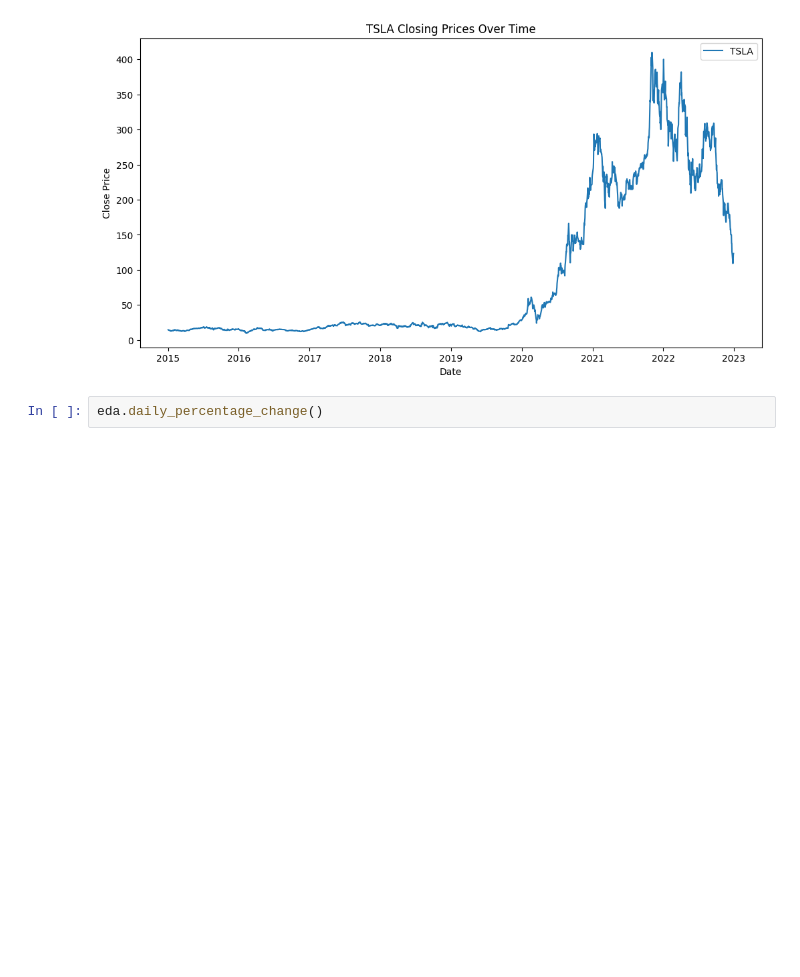
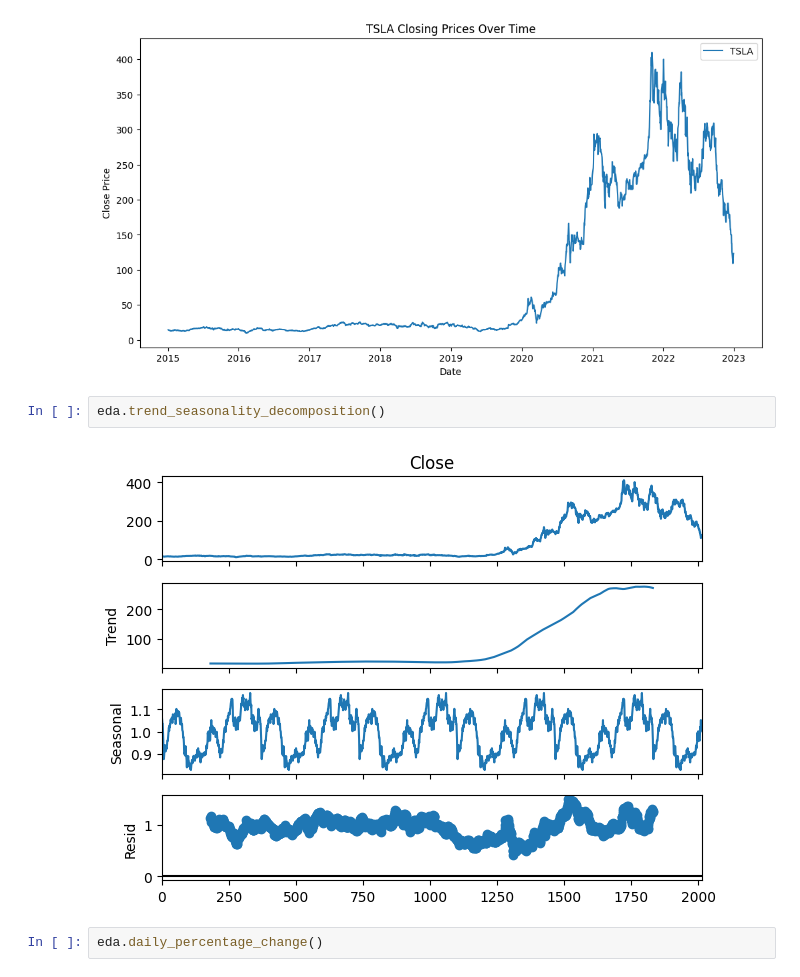
Before and after one commit to Endekalu777/Forecasting-Portfolio-Strategies, a Jupyter notebook: notebooks/TSLA_financial_eda.ipynb, the cells around one changed output. Drawn from its saved outputs; the diff is of its cells as text; blank space fills up the shorter version.

```diff
--- a/notebooks/TSLA_financial_eda.ipynb
+++ b/notebooks/TSLA_financial_eda.ipynb
@@ -10,6 +10,10 @@ eda = FinancialEDA("../data/TSLA_historical_data.csv")
 eda.plot_closing_prices("TSLA")
 # %% [output]
 [figure]
+# %%
+eda.trend_seasonality_decomposition()
+# %% [output]
+[figure, added]
 # %%
 eda.daily_percentage_change()
 # %% [output]
```
Also changed, not shown: parts of 2 cells of this notebook, 3 other files.
